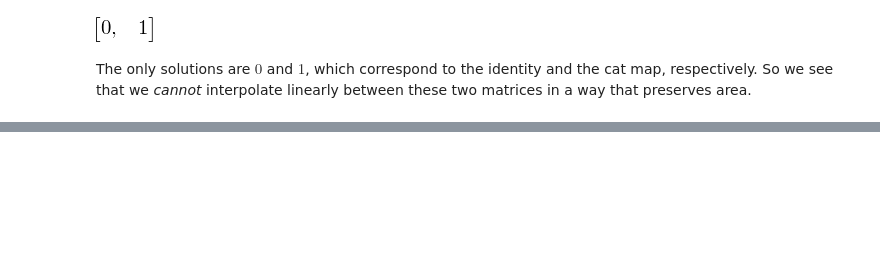
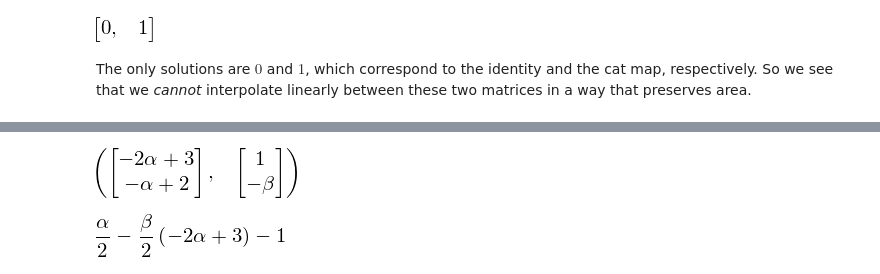
Before and after one commit to dpsanders/IPython-notebooks, a Jupyter notebook: Arnold_cat_map.ipynb, the cells around one changed output, grey strips where cells are left out. Drawn from its saved outputs; the diff is of its cells as text; code cells hidden in the pictures; blank space fills up the shorter version.

```diff
--- a/Arnold_cat_map.ipynb
+++ b/Arnold_cat_map.ipynb
@@ -349,0 +388,7 @@ The only solutions are $0$ and $1$, which correspond to the identity and the cat
+# %%
+diag1 = lambda alpha: x(alpha)
+diag2 = lambda beta: y(beta) - z(beta)
+
+diag1(alpha), diag2(beta)
+# %% [output]
+[figure, added]
@@ -349,0 +398,5 @@ The only solutions are $0$ and $1$, which correspond to the identity and the cat
+# %%
+A = lambda alpha, beta: cross(diag1(alpha), diag2(beta)) / 2
+A(alpha, beta)
+# %% [output]
+[figure, added]
```
Also changed, not shown: parts of 17 cells of this notebook.
